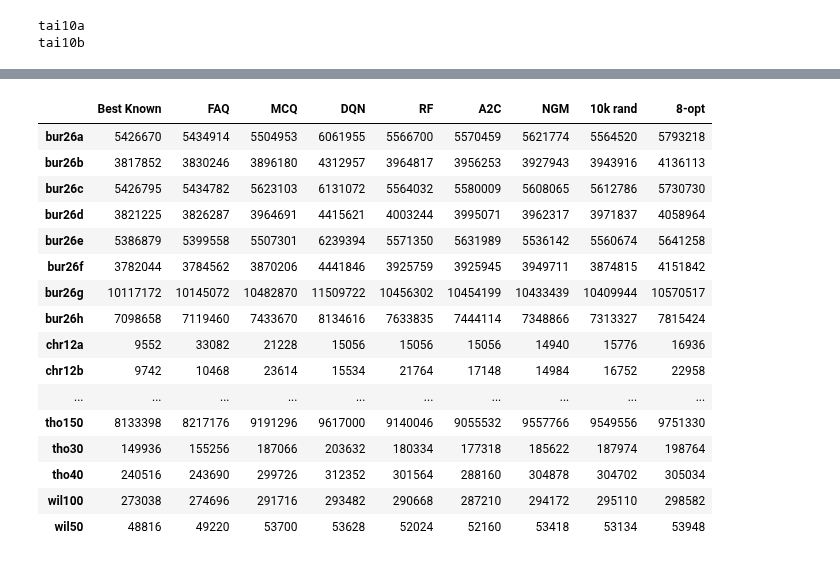
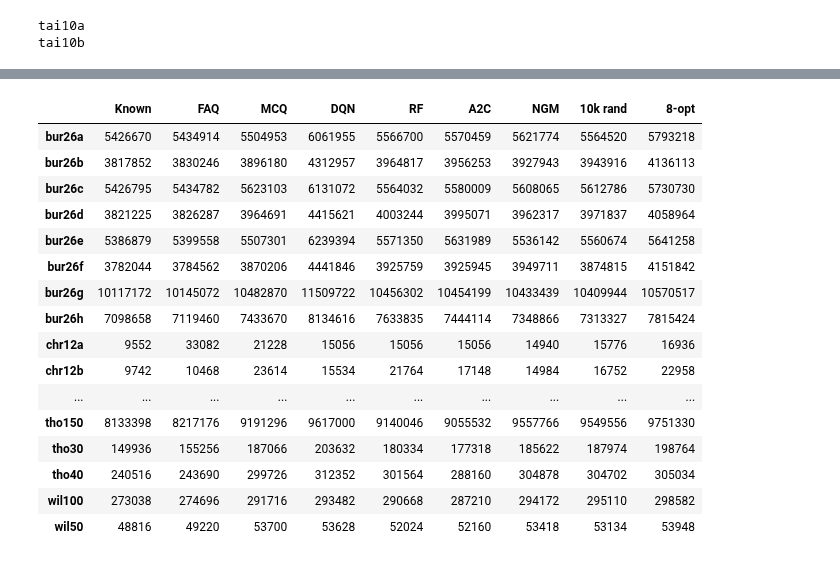
Before and after one commit to timgott/DeepQAP, a Jupyter notebook: evaluation/qaplib_evaluation.ipynb, the cells around one changed output, grey strips where cells are left out. Saved outputs shown, nothing was run; the diff lists cells and outputs as text; code cells hidden in the pictures.

```diff
--- a/evaluation/qaplib_evaluation.ipynb
+++ b/evaluation/qaplib_evaluation.ipynb
@@ -816,25 +770,25 @@ mean & 49.3 & 39.0 & 46.6 & 36.7 & 60.3 & 36.6 & \bfseries 30.6 & 45.3 \\
 # %%
 df = pd.DataFrame(qaplib_results)[["known", "faq", "mcq_cm", "dqn_cm", "rf_cm", "a2c_cm", 'ngm_g5k', "rand10k", "last8opt"]]
 df = df.dropna().apply(np.int64)
 labels = {
-    "known": "Best Known",
+    "known": "Known",
     "faq": "FAQ",
     "mcq_cm": "MCQ",
     "dqn_cm": "DQN",
     "rf_cm": "RF",
     "a2c_cm": "A2C",
     "ngm_g5k": "NGM",
     "rand10k": "10k rand",
     "last8opt": "8-opt",
     "max_greedy": "Minmax Greedy"
 }
 df.columns = [labels[c] for c in df.columns]
-s = highlight_df(df, highlight_ignore=["FAQ", "Best Known"], bold_ignore=["Best Known"])
+s = highlight_df(df, highlight_ignore=["FAQ", "Known"], bold_ignore=["Known"])
 latex = s.to_latex(convert_css=True,hrules=True,environment="longtable")
 save_str(table_path / "qaplib_all_cm.tex", latex)
 s
 # %% [output]
-|  | Best Known | FAQ | MCQ | DQN | RF | A2C | NGM | 10k rand | 8-opt |
+|  | Known | FAQ | MCQ | DQN | RF | A2C | NGM | 10k rand | 8-opt |
 | bur26a | 5426670 | 5434914 | 5504953 | 6061955 | 5566700 | 5570459 | 5621774 | 5564520 | 5793218 |
 | bur26b | 3817852 | 3830246 | 3896180 | 4312957 | 3964817 | 3956253 | 3927943 | 3943916 | 4136113 |
 | bur26c | 5426795 | 5434782 | 5623103 | 6131072 | 5564032 | 5580009 | 5608065 | 5612786 | 5730730 |
```
Also changed, not shown: parts of 8 cells of this notebook.
